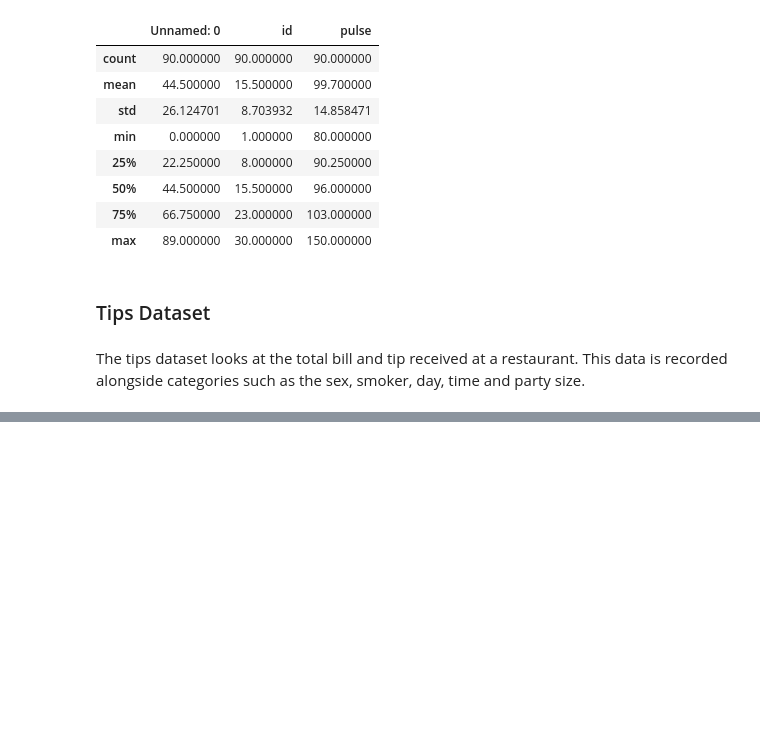
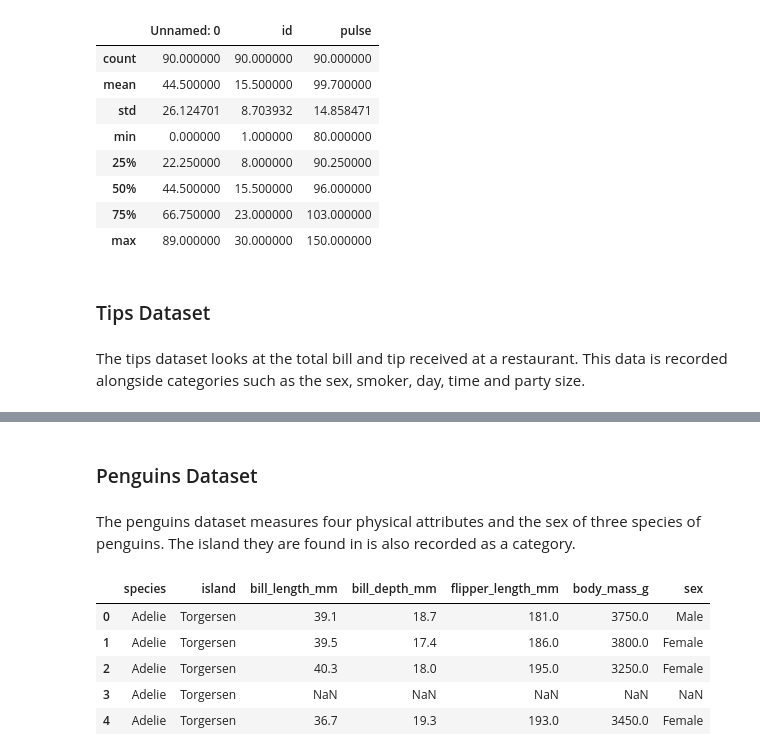
Before and after one commit to PhilipYip1988/python-notebooks, a Jupyter notebook: seaborn_library/notebook.ipynb, the cells around one changed output, grey strips where cells are left out. Cells and saved outputs as stored; diff of their text form; code cells hidden in the pictures; blank space fills up the shorter version.

```diff
--- a/seaborn_library/notebook.ipynb
+++ b/seaborn_library/notebook.ipynb
@@ -516,0 +658,15 @@ The tips dataset looks at the total bill and tip received at a restaurant. This
+# %% [markdown]
+### Penguins Dataset
+# %% [markdown]
+The penguins dataset measures four physical attributes and the sex of three species of penguins. The island they are found in is also recorded as a category.
+# %%
+penguins = sns.load_dataset(name='penguins')
+# %%
+penguins.head()
+# %% [output]
+|  | species | island | bill_length_mm | bill_depth_mm | flipper_length_mm | body_mass_g | sex |
+| 0 | Adelie | Torgersen | 39.1 | 18.7 | 181.0 | 3750.0 | Male |
+| 1 | Adelie | Torgersen | 39.5 | 17.4 | 186.0 | 3800.0 | Female |
+| 2 | Adelie | Torgersen | 40.3 | 18.0 | 195.0 | 3250.0 | Female |
+| 3 | Adelie | Torgersen | NaN | NaN | NaN | NaN | NaN |
+| 4 | Adelie | Torgersen | 36.7 | 19.3 | 193.0 | 3450.0 | Female |
```
Also changed, not shown: parts of 41 cells of this notebook.
